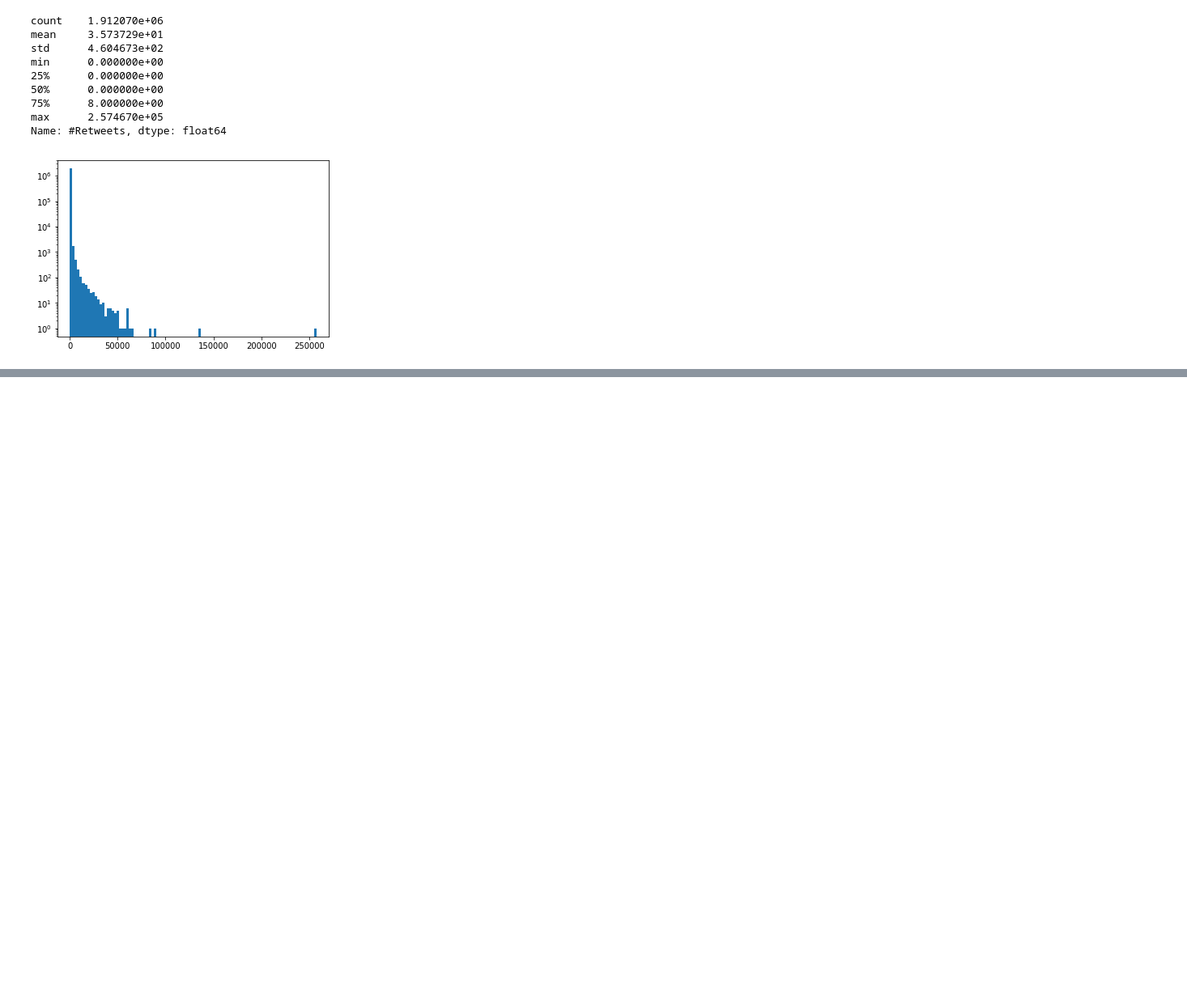
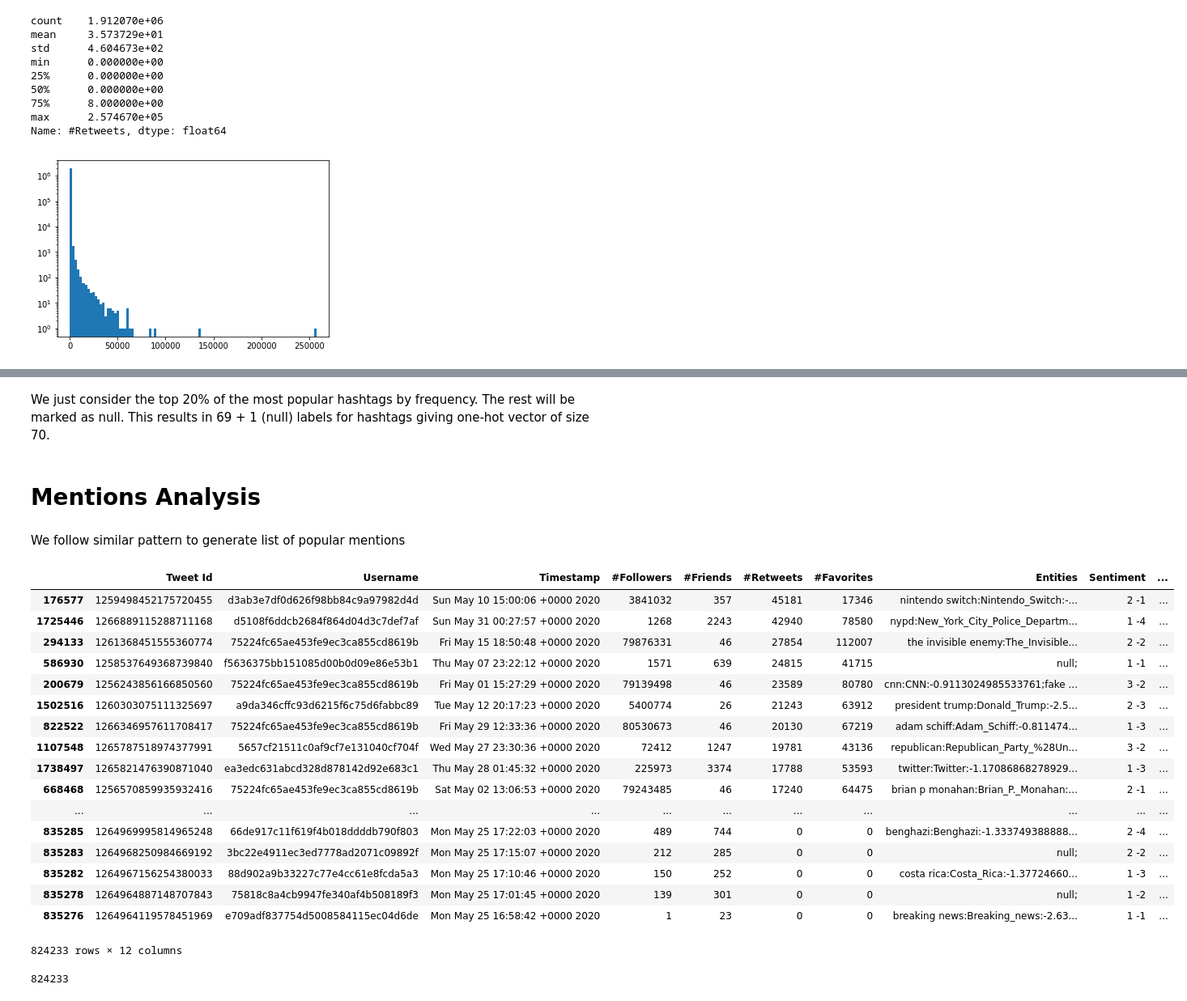
Before and after one commit to arglux/50021-ai-project, a Jupyter notebook: exploration.ipynb, the cells around one changed output, grey strips where cells are left out. Shown at 81% size. Saved outputs shown, nothing was run; the diff lists cells and outputs as text; code cells hidden in the pictures; blank space fills up the shorter version.

```diff
--- a/exploration.ipynb
+++ b/exploration.ipynb
@@ -124,0 +286,33 @@ data.sort_values(by='#Retweets', ascending=False)
+# %% [markdown]
+We just consider the top 20% of the most popular hashtags by frequency. The rest will be marked as null. This results in 69 + 1 (null) labels for hashtags giving one-hot vector of size 70.
+# %% [markdown]
+# Mentions Analysis
+# %% [markdown]
+We follow similar pattern to generate list of popular mentions
+# %%
+sorted_by_retweets = data.sort_values(by='#Retweets', ascending=False)
+non_null_sorted_by_retweets = sorted_by_retweets[(sorted_by_retweets['Mentions'] != "null;")].dropna()
+non_null_sorted_by_retweets
+# %% [output]
+|  | Tweet Id | Username | Timestamp | #Followers | #Friends | #Retweets | #Favorites | Entities | Sentiment | ... |
+| 176577 | 1259498452175720455 | d3ab3e7df0d626f98bb84c9a97982d4d | Sun May 10 15:00:06 +0000 2020 | 3841032 | 357 | 45181 | 17346 | nintendo switch:Nintendo_Switch:-... | 2 -1 | ... |
+| 1725446 | 1266889115288711168 | d5108f6ddcb2684f864d04d3c7def7af | Sun May 31 00:27:57 +0000 2020 | 1268 | 2243 | 42940 | 78580 | nypd:New_York_City_Police_Departm... | 1 -4 | ... |
+| 294133 | 1261368451555360774 | 75224fc65ae453fe9ec3ca855cd8619b | Fri May 15 18:50:48 +0000 2020 | 79876331 | 46 | 27854 | 112007 | the invisible enemy:The_Invisible... | 2 -2 | ... |
+| 586930 | 1258537649368739840 | f5636375bb151085d00b0d09e86e53b1 | Thu May 07 23:22:12 +0000 2020 | 1571 | 639 | 24815 | 41715 | null; | 1 -1 | ... |
+| 200679 | 1256243856166850560 | 75224fc65ae453fe9ec3ca855cd8619b | Fri May 01 15:27:29 +0000 2020 | 79139498 | 46 | 23589 | 80780 | cnn:CNN:-0.9113024985533761;fake ... | 3 -2 | ... |
+| 1502516 | 1260303075111325697 | a9da346cffc93d6215f6c75d6fabbc89 | Tue May 12 20:17:23 +0000 2020 | 5400774 | 26 | 21243 | 63912 | president trump:Donald_Trump:-2.5... | 2 -3 | ... |
+| 822522 | 1266346957611708417 | 75224fc65ae453fe9ec3ca855cd8619b | Fri May 29 12:33:36 +0000 2020 | 80530673 | 46 | 20130 | 67219 | adam schiff:Adam_Schiff:-0.811474... | 1 -3 | ... |
+| 1107548 | 1265787518974377991 | 5657cf21511c0af9cf7e131040cf704f | Wed May 27 23:30:36 +0000 2020 | 72412 | 1247 | 19781 | 43136 | republican:Republican_Party_%28Un... | 3 -2 | ... |
+| 1738497 | 1265821476390871040 | ea3edc631abcd328d878142d92e683c1 | Thu May 28 01:45:32 +0000 2020 | 225973 | 3374 | 17788 | 53593 | twitter:Twitter:-1.17086868278929... | 1 -3 | ... |
+| 668468 | 1256570859935932416 | 75224fc65ae453fe9ec3ca855cd8619b | Sat May 02 13:06:53 +0000 2020 | 79243485 | 46 | 17240 | 64475 | brian p monahan:Brian_P._Monahan:... | 2 -1 | ... |
+| ... | ... | ... | ... | ... | ... | ... | ... | ... | ... | ... |
+| 835285 | 1264969995814965248 | 66de917c11f619f4b018ddddb790f803 | Mon May 25 17:22:03 +0000 2020 | 489 | 744 | 0 | 0 | benghazi:Benghazi:-1.333749388888... | 2 -4 | ... |
+| 835283 | 1264968250984669192 | 3bc22e4911ec3ed7778ad2071c09892f | Mon May 25 17:15:07 +0000 2020 | 212 | 285 | 0 | 0 | null; | 2 -2 | ... |
+| 835282 | 1264967156254380033 | 88d902a9b33227c77e4cc61e8fcda5a3 | Mon May 25 17:10:46 +0000 2020 | 150 | 252 | 0 | 0 | costa rica:Costa_Rica:-1.37724660... | 1 -3 | ... |
+| 835278 | 1264964887148707843 | 75818c8a4cb9947fe340af4b508189f3 | Mon May 25 17:01:45 +0000 2020 | 139 | 301 | 0 | 0 | null; | 1 -2 | ... |
+| 835276 | 1264964119578451969 | e709adf837754d5008584115ec04d6de | Mon May 25 16:58:42 +0000 2020 | 1 | 23 | 0 | 0 | breaking news:Breaking_news:-2.63... | 1 -1 | ... |
+824233 rows × 12 columns
+# %%
+len(non_null_sorted_by_retweets)
+# %% [output]
+824233
```
Also changed, not shown: parts of 17 cells of this notebook, 4 other files.
